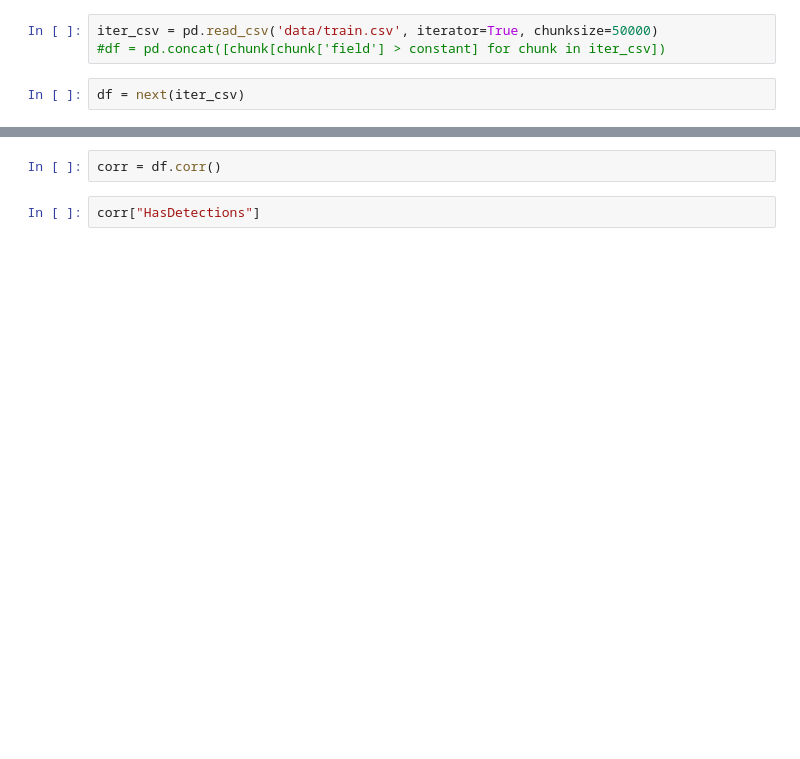
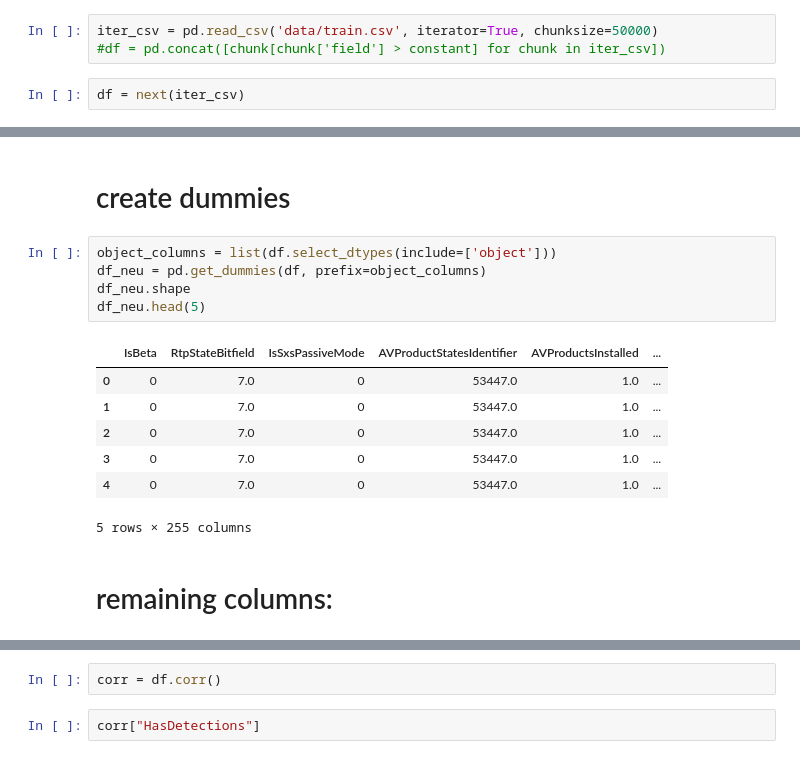
Before and after one commit to mathee/classification, a Jupyter notebook: explore.ipynb, the cells around one changed output, grey strips where cells are left out. Saved outputs shown, nothing was run; the diff lists cells and outputs as text; blank space fills up the shorter version.

```diff
--- a/explore.ipynb
+++ b/explore.ipynb
@@ -33,0 +100,17 @@ TypeError: cannot convert the series to <class 'int'>
+# %% [markdown]
+# create dummies
+# %%
+object_columns = list(df.select_dtypes(include=['object']))
+df_neu = pd.get_dummies(df, prefix=object_columns)
+df_neu.shape
+df_neu.head(5)
+# %% [output]
+|  | IsBeta | RtpStateBitfield | IsSxsPassiveMode | AVProductStatesIdentifier | AVProductsInstalled | ... |
+| 0 | 0 | 7.0 | 0 | 53447.0 | 1.0 | ... |
+| 1 | 0 | 7.0 | 0 | 53447.0 | 1.0 | ... |
+| 2 | 0 | 7.0 | 0 | 53447.0 | 1.0 | ... |
+| 3 | 0 | 7.0 | 0 | 53447.0 | 1.0 | ... |
+| 4 | 0 | 7.0 | 0 | 53447.0 | 1.0 | ... |
+5 rows × 255 columns
+# %% [markdown]
+# remaining columns:
```
Also changed, not shown: parts of 15 cells of this notebook, 8 other files.
